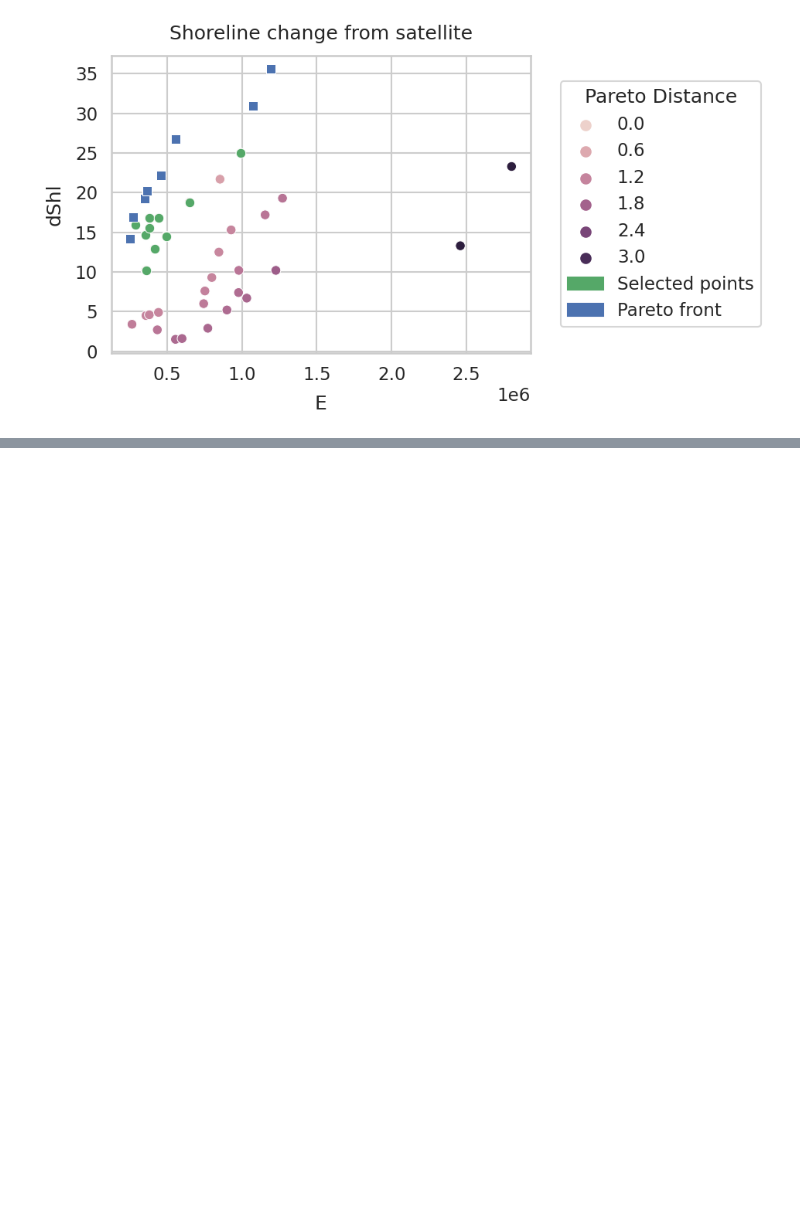
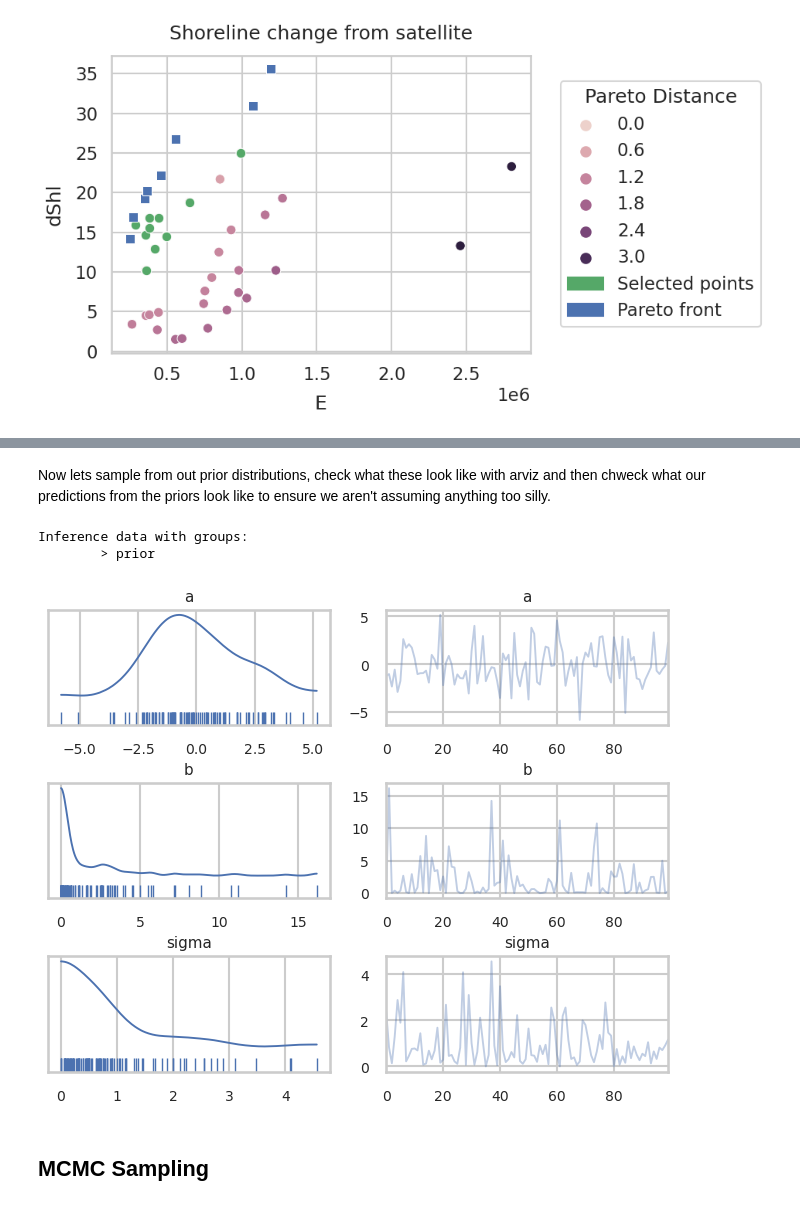
Before and after one commit to simmonsja/bayes-lr-shoreline, a Jupyter notebook: 02_numpyro_analysis.ipynb, the cells around one changed output, grey strips where cells are left out. Cells and saved outputs as stored; diff of their text form; code cells hidden in the pictures; blank space fills up the shorter version.

Commit message:
notes upto priors

```diff
--- a/02_numpyro_analysis.ipynb
+++ b/02_numpyro_analysis.ipynb
@@ -114,13 +138,46 @@ None
 # %%
-def linear_model(energy=None,dshl=None):
+def linear_model(energy,dshl=None):
     '''
     Define linear model with priors for the parameters and model error
-    Need to check that the assumptions for priors give the right posterior
     '''
     # Define priors
-    coeff1 = numpyro.sample("coeff1",dist.Gamma(0.5, 0.25))
-    intercept = numpyro.sample("intercept",dist.Normal(0, 2))
+    a = numpyro.sample("a",dist.Normal(0, 2))
+    b = numpyro.sample("b",dist.Gamma(0.5, 0.25))
     sigma = numpyro.sample("sigma", dist.Exponential(1))
-
-    mu_out = coeff1 * energy + intercept
-    dshl_modelled = numpyro.sample("dshl_modelled", dist.Normal(mu_out, sigma), obs=dshl)
+    mu = a + b * energy
+    # store the model prediction before we account for the error
+    numpyro.deterministic("mu", mu)
+    # and then finally sample so we can compare to our observations
+    dshl_modelled = numpyro.sample("dshl_modelled", dist.Normal(mu, sigma), obs=dshl)
+# %% [markdown]
+Now lets sample from out prior distributions, check what these look like with arviz and then chweck what our predictions from the priors look like to ensure we aren't assuming anything too silly.
+# %%
+# JAX requires a key for random number generation
+rng_key_ = random.PRNGKey(2101)
+# here take 100 samples from our priors and make predictions on x_log
+prior_samples = Predictive(linear_model, num_samples=100)(
+    rng_key_, energy=x_log
+)
+prior_samples = {k: jnp.expand_dims(v,axis=0) for k, v in prior_samples.items()}
+# and put this into arviz for easy plotting
+arviz_priors = az.from_dict(
+    prior=prior_samples
+)
+arviz_priors
+# %% [output]
+Inference data with groups:
+        > prior
+# %%
+# and now plot the distributions and the simulated data
+priors_ax = az.plot_trace(
+    arviz_priors.prior,
+    var_names=['a','b','sigma'],
+    figsize=(8,6),
+    rug=True,
+    show=False
+)
+# make it readable
+plt.subplots_adjust(hspace=0.5)
+plt.show()
+# %% [output]
+[figure, added]
@@ -127,3 +186,5 @@ def linear_model(energy=None,dshl=None):
+# %% [markdown]
+## MCMC Sampling
 # %%
 # settings
 num_samples = 10000
```
Also changed, not shown: parts of 9 cells of this notebook.
